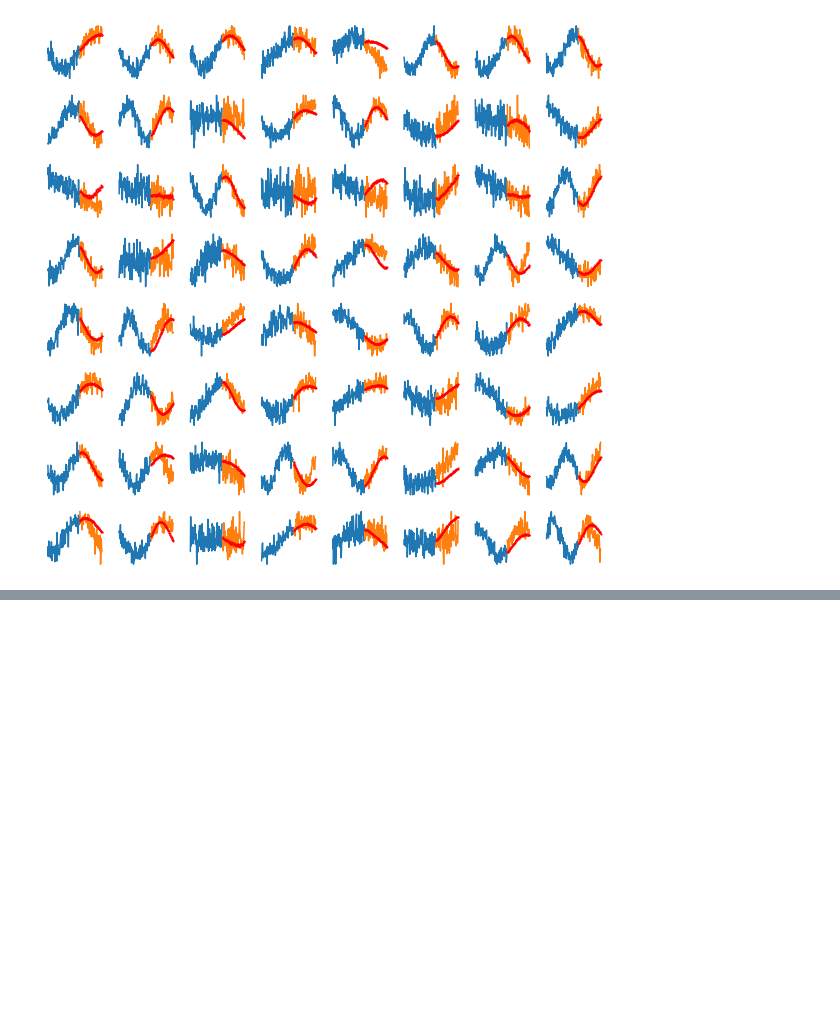
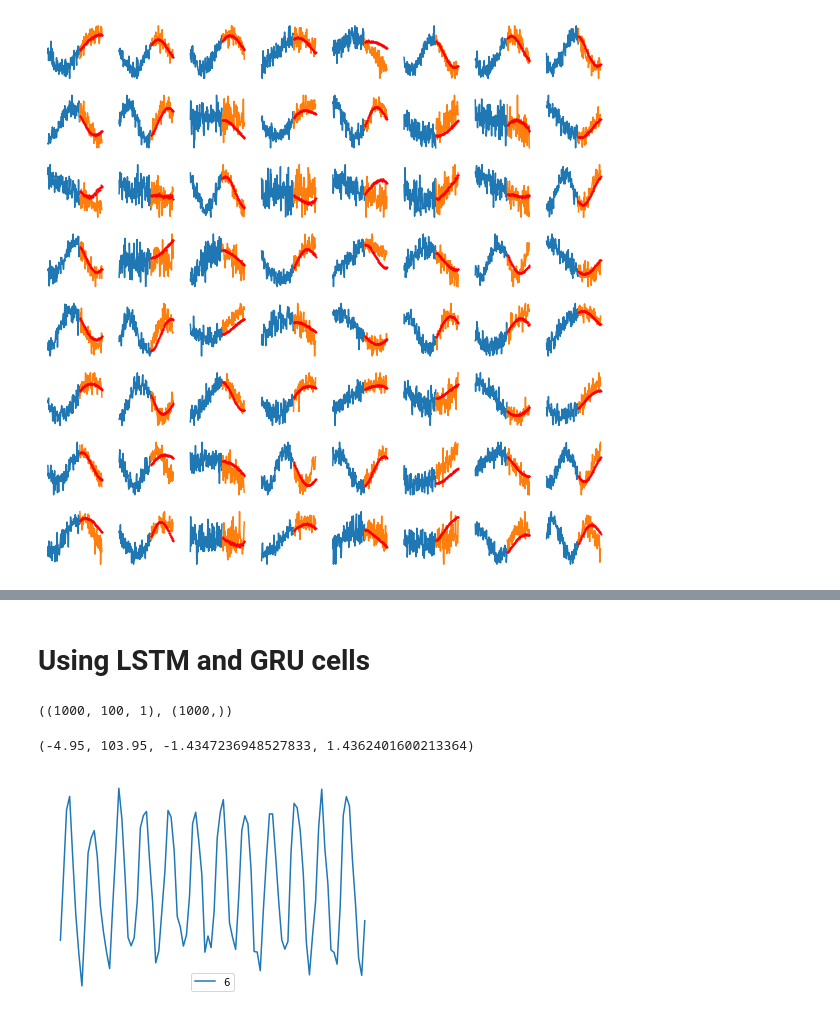
Before and after one commit to alifele/Brain_Computer_Interface, a Jupyter notebook: What_can_you_do_with_RNN.ipynb, the cells around one changed output, grey strips where cells are left out. Saved outputs shown, nothing was run; the diff lists cells and outputs as text; code cells hidden in the pictures; blank space fills up the shorter version.

```diff
--- a/What_can_you_do_with_RNN.ipynb
+++ b/What_can_you_do_with_RNN.ipynb
@@ -194,0 +342,31 @@ for i in range(64):
+# %% [markdown]
+# Using LSTM and GRU cells
+# %%
+def Generate_timeseries(batch_size, time_steps, classes):
+  data = []
+  label = []
+  t = np.linspace(0,2, time_steps)
+  for i in range(batch_size):
+    f = np.random.randint(classes)+1
+    sin = np.sin(2*np.pi*f*t + np.random.randn()) + 0.2*np.random.randn(t.shape[0])
+    sin = np.expand_dims(sin, axis=1)
+    data.append(sin)
+    label.append(f)
+
+  return np.array(data), np.array(label)
+# %%
+classes= 6
+time_steps = 100
+batch_size = 1000
+data, label = Generate_timeseries(batch_size, time_steps, classes)
+# %%
+data.shape, label.shape
+# %% [output]
+((1000, 100, 1), (1000,))
+# %%
+plt.plot(data[21][:,0], label = label[21])
+plt.legend()
+plt.axis('off')
+# %% [output]
+(-4.95, 103.95, -1.4347236948527833, 1.4362401600213364)
+[figure, added]
```
Also changed, not shown: parts of 33 cells of this notebook.
